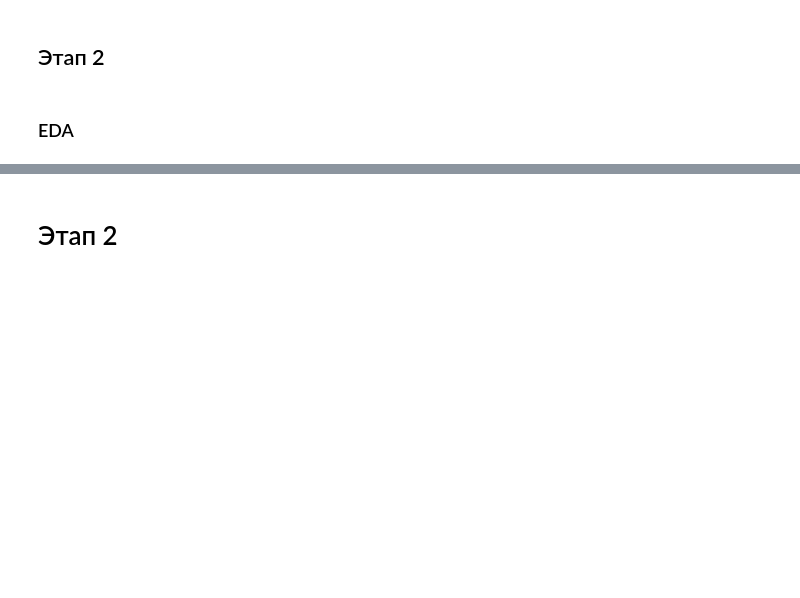
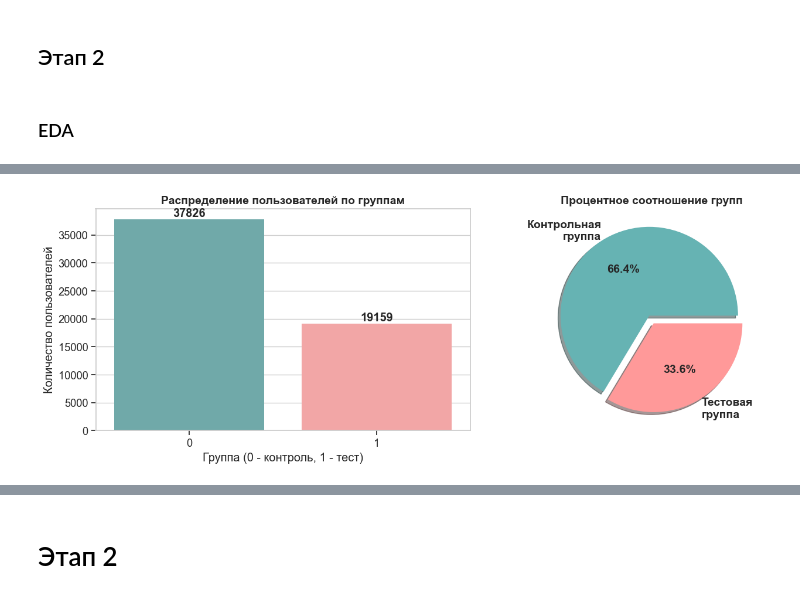
Before and after one commit to koranevskiy/mle-uplift-sprint-5, a Jupyter notebook: final_project_template.ipynb, the cells around one changed output, grey strips where cells are left out. Cells and saved outputs as stored; diff of their text form; code cells hidden in the pictures; blank space fills up the shorter version.

```diff
--- a/final_project_template.ipynb
+++ b/final_project_template.ipynb
@@ -115,7 +115,7 @@ if duplicates > 0:
     display(df.loc[df.duplicated(keep=False)].drop_duplicates().sort_values(by=df.columns.to_list()).head(10))
     old_len = len(df)
     print('Размер датасета до очистки от дубликатов: ', old_len)
-    df = df.drop_duplicates().reset_index()
+    df = df.drop_duplicates()
     print('Размер датасета после удаления дубликатов: ', len(df), f'Новый размер составляет: {len(df) / old_len * 100}%')
 # %% [output]
 Количество дубликатов: 7015
@@ -168,0 +180,14 @@ dtype: object
+# %%
+# Анализ распределения между контрольной и тестовой группами
+
+print("Распределение пользователей по группам (treatment):")
+treatment_distribution = df['treatment'].value_counts()
+treatment_distribution_percent = df['treatment'].value_counts(normalize=True) * 100
+
+treatment_df = pd.DataFrame({
+    'Количество': treatment_distribution,
+    'Процент': treatment_distribution_percent.round(2)
+})
+treatment_df.index = ['Контрольная группа (0)', 'Тестовая группа (1)']
+display(treatment_df)
+print("\n" + "="*50)
@@ -168,0 +200,26 @@ dtype: object
+# %%
+# Визуализация распределения по группам
+fig, axes = plt.subplots(1, 2, figsize=(14, 5))
+
+# График 1: Количество пользователей в группах
+sns.countplot(data=df, x='treatment', ax=axes[0], palette=['#66b3b3', '#ff9999'])
+axes[0].set_title('Распределение пользователей по группам', fontsize=14, fontweight='bold')
+axes[0].set_xlabel('Группа (0 - контроль, 1 - тест)')
+axes[0].set_ylabel('Количество пользователей')
+for i, v in enumerate(treatment_distribution.values):
+    axes[0].text(i, v + 500, str(v), ha='center', fontweight='bold')
+
+# График 2: Процентное соотношение
+axes[1].pie(treatment_distribution.values,
+            labels=['Контрольная\nгруппа', 'Тестовая\nгруппа'],
+            autopct='%1.1f%%',
+            colors=['#66b3b3', '#ff9999'],
+            explode=(0.05, 0.05),
+            shadow=True,
+            textprops={'fontsize': 14, 'fontweight': 'bold'})
+axes[1].set_title('Процентное соотношение групп', fontsize=14, fontweight='bold')
+
+plt.tight_layout()
+plt.show()
+# %% [output]
+[figure, added]
```
Also changed, not shown: parts of 19 cells of this notebook.
